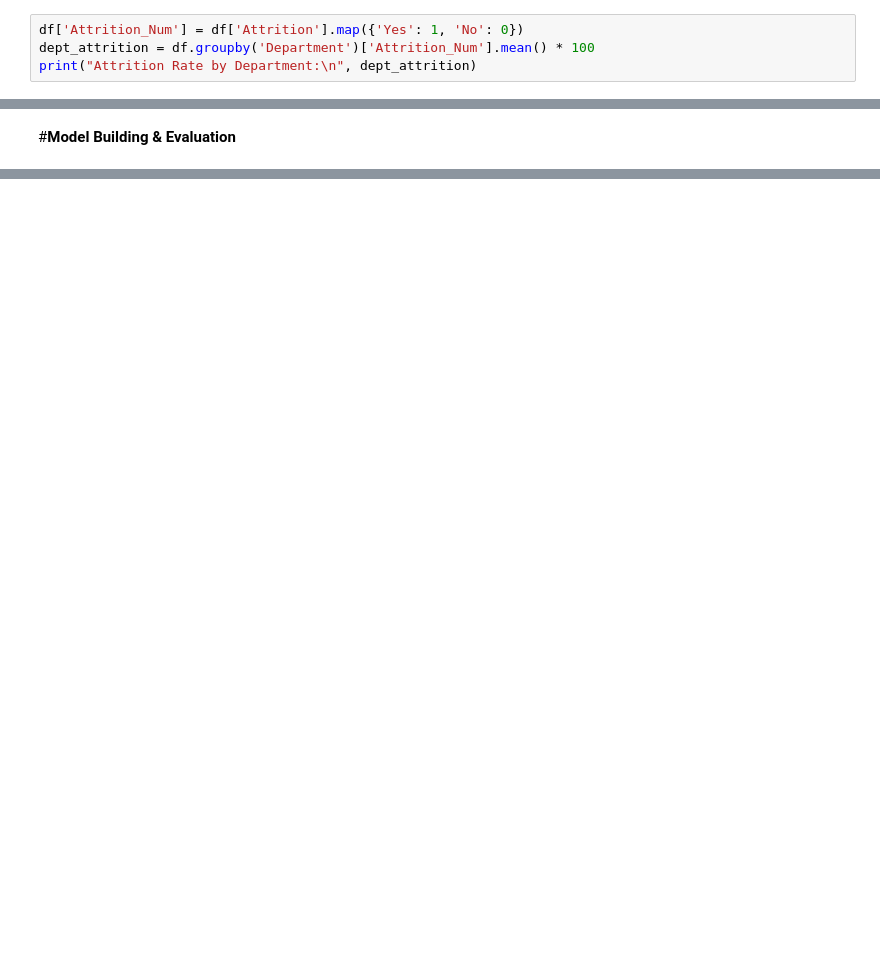
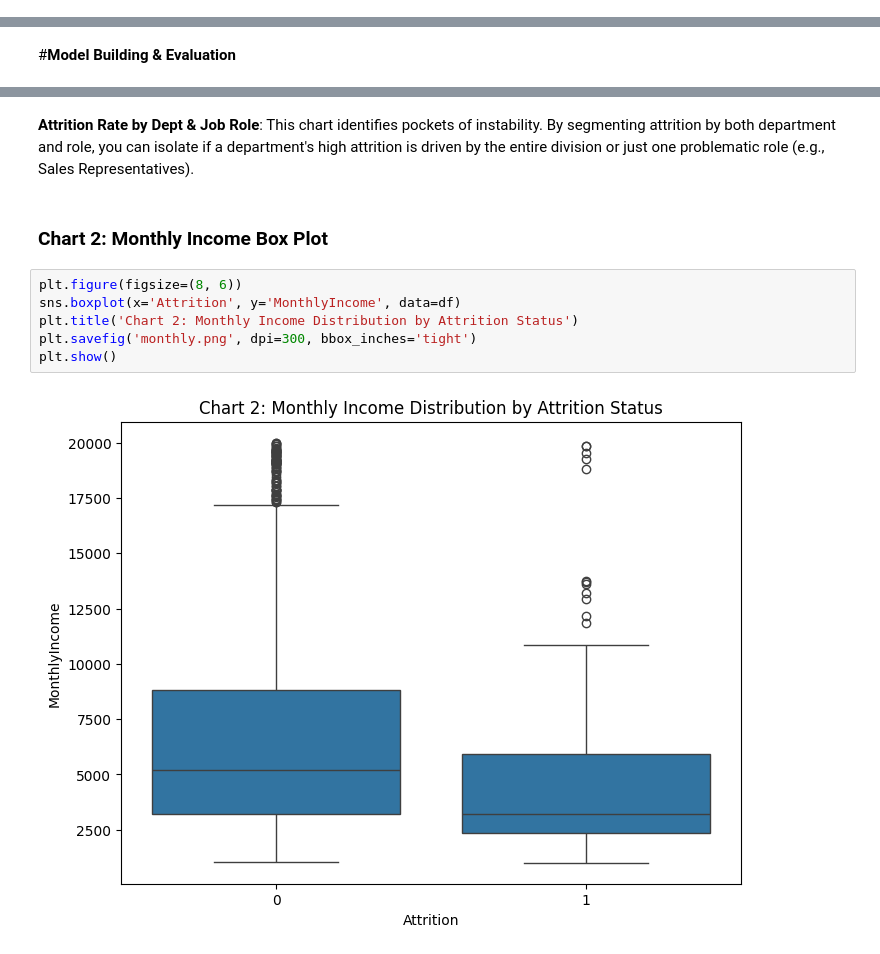
Before and after one commit to HarshLogic/Employee-Attrition-Prediction, a Jupyter notebook: analysis.ipynb, the cells around one changed output, grey strips where cells are left out. Cells and saved outputs as stored; diff of their text form; blank space fills up the shorter version.

```diff
--- a/analysis.ipynb
+++ b/analysis.ipynb
@@ -102,4 +105,0 @@ df['Attrition_Num'] = df['Attrition'].map({'Yes': 1, 'No': 0})
-# %%
-df['Attrition_Num'] = df['Attrition'].map({'Yes': 1, 'No': 0})
-dept_attrition = df.groupby('Department')['Attrition_Num'].mean() * 100
-print("Attrition Rate by Department:\n", dept_attrition)
@@ -138,0 +380,12 @@ print(pd.DataFrame(results))
+# %% [markdown]
+**Attrition Rate by Dept & Job Role**: This chart identifies pockets of instability. By segmenting attrition by both department and role, you can isolate if a department's high attrition is driven by the entire division or just one problematic role (e.g., Sales Representatives).
+# %% [markdown]
+### Chart 2: Monthly Income Box Plot
+# %%
+plt.figure(figsize=(8, 6))
+sns.boxplot(x='Attrition', y='MonthlyIncome', data=df)
+plt.title('Chart 2: Monthly Income Distribution by Attrition Status')
+plt.savefig('monthly.png', dpi=300, bbox_inches='tight')
+plt.show()
+# %% [output]
+[figure, added]
```
Also changed, not shown: parts of 51 cells of this notebook.
